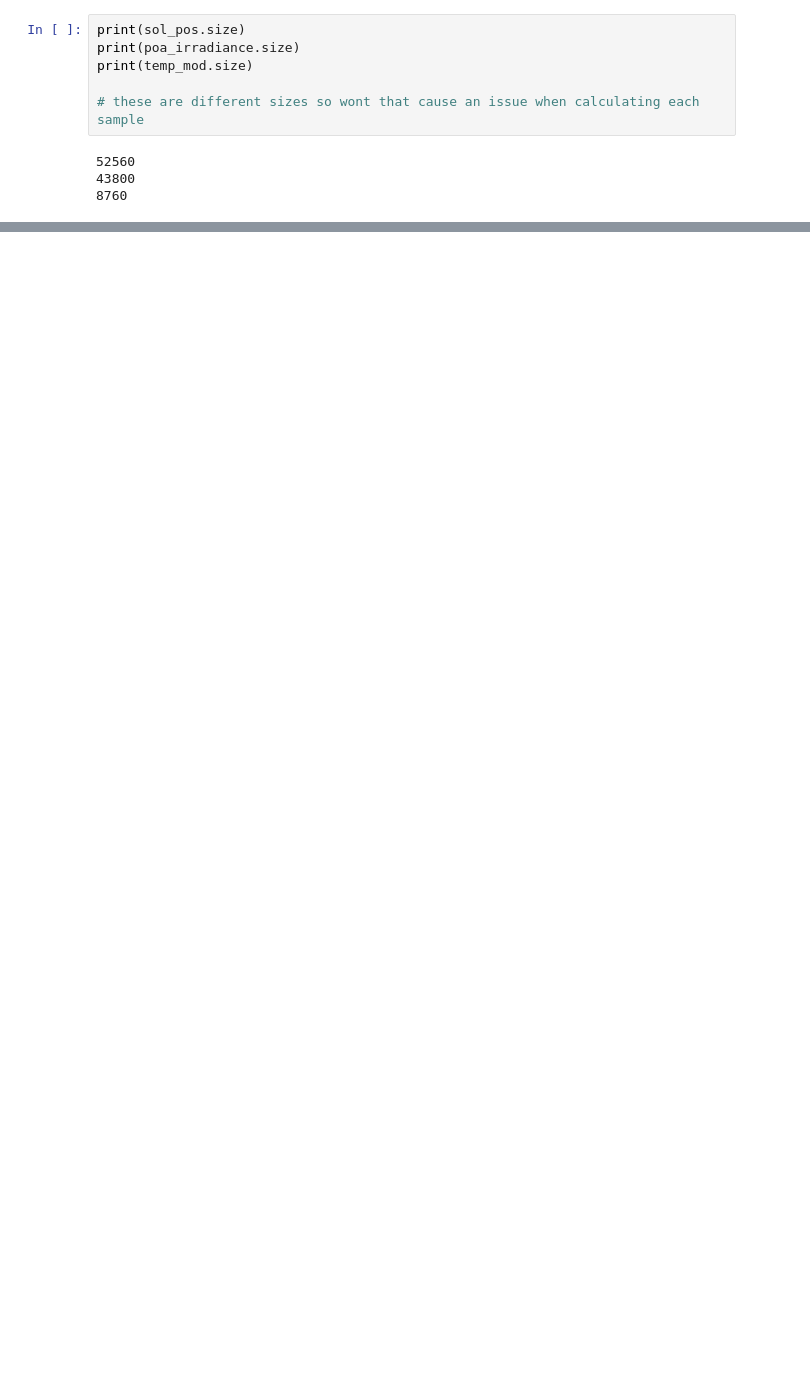
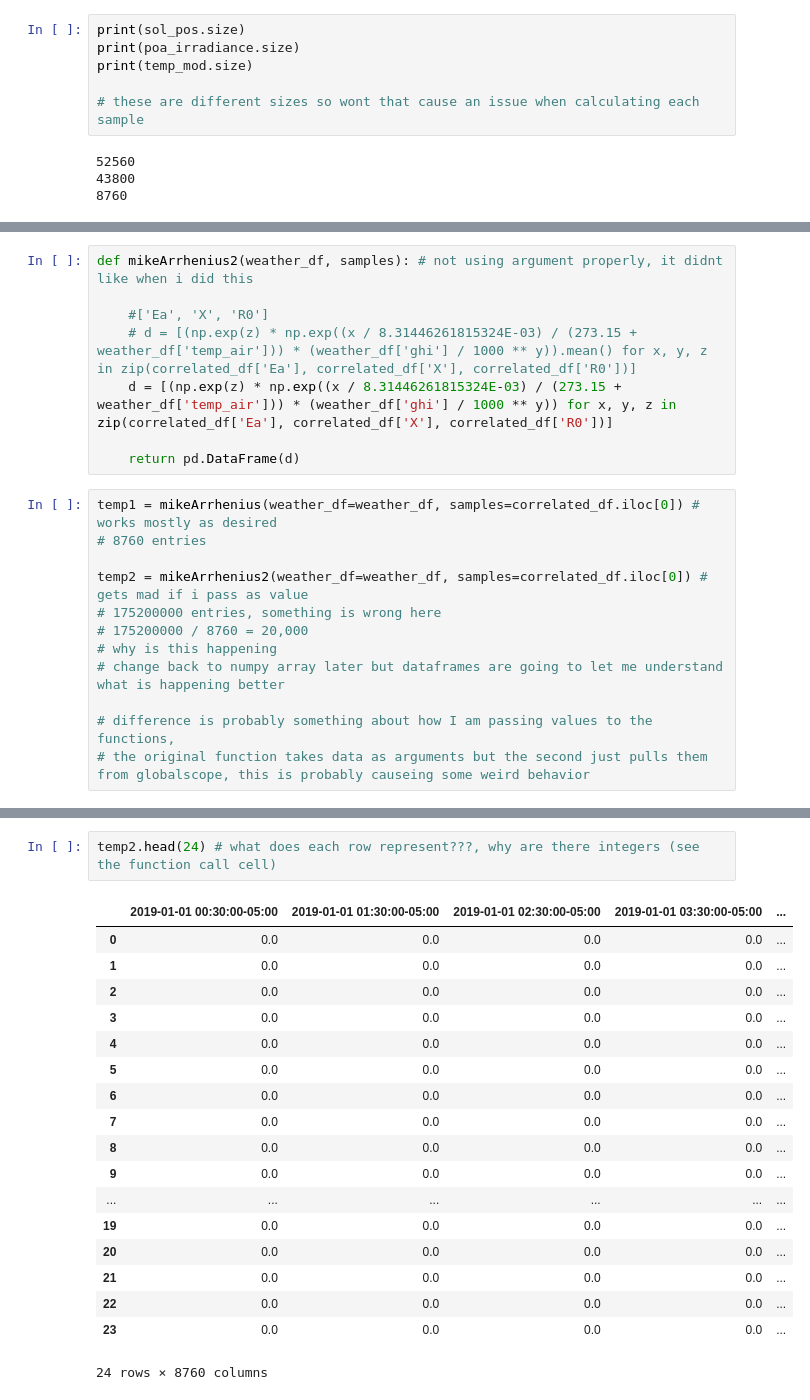
Before and after one commit to tobin-ford/Monte-Carlo, a Jupyter notebook: monte-carlo.ipynb, the cells around one changed output, grey strips where cells are left out. Drawn from its saved outputs; the diff is of its cells as text; blank space fills up the shorter version.

Commit message:
List comprehension implementation
Not working properly. Probably something about how values are being provided to the function. Passed by argument instead of being referenced from global scope.

```diff
--- a/monte-carlo.ipynb
+++ b/monte-carlo.ipynb
@@ -187,0 +146,20 @@ SyntaxError: incomplete input (3238403922.py, line 16)
+# %%
+def mikeArrhenius2(weather_df, samples): # not using argument properly, it didnt like when i did this
+
+    #['Ea', 'X', 'R0']
+    # d = [(np.exp(z) * np.exp((x / 8.31446261815324E-03) / (273.15 + weather_df['temp_air'])) * (weather_df['ghi'] / 1000 ** y)).mean() for x, y, z in zip(correlated_df['Ea'], correlated_df['X'], correlated_df['R0'])]
+    d = [(np.exp(z) * np.exp((x / 8.31446261815324E-03) / (273.15 + weather_df['temp_air'])) * (weather_df['ghi'] / 1000 ** y)) for x, y, z in zip(correlated_df['Ea'], correlated_df['X'], correlated_df['R0'])]
+
+    return pd.DataFrame(d)
+# %%
+temp1 = mikeArrhenius(weather_df=weather_df, samples=correlated_df.iloc[0]) # works mostly as desired
+# 8760 entries
+
+temp2 = mikeArrhenius2(weather_df=weather_df, samples=correlated_df.iloc[0]) # gets mad if i pass as value
+# 175200000 entries, something is wrong here
+# 175200000 / 8760 = 20,000
+# why is this happening
+# change back to numpy array later but dataframes are going to let me understand what is happening better
+
+# difference is probably something about how I am passing values to the functions,
+# the original function takes data as arguments but the second just pulls them from globalscope, this is probably causeing some weird behavior
@@ -188,3 +186,24 @@ SyntaxError: incomplete input (3238403922.py, line 16)
+# %%
+temp2.head(24) # what does each row represent???, why are there integers (see the function call cell)
+# %% [output]
+|  | 2019-01-01 00:30:00-05:00 | 2019-01-01 01:30:00-05:00 | 2019-01-01 02:30:00-05:00 | 2019-01-01 03:30:00-05:00 | ... |
+| 0 | 0.0 | 0.0 | 0.0 | 0.0 | ... |
+| 1 | 0.0 | 0.0 | 0.0 | 0.0 | ... |
+| 2 | 0.0 | 0.0 | 0.0 | 0.0 | ... |
+| 3 | 0.0 | 0.0 | 0.0 | 0.0 | ... |
+| 4 | 0.0 | 0.0 | 0.0 | 0.0 | ... |
+| 5 | 0.0 | 0.0 | 0.0 | 0.0 | ... |
+| 6 | 0.0 | 0.0 | 0.0 | 0.0 | ... |
+| 7 | 0.0 | 0.0 | 0.0 | 0.0 | ... |
+| 8 | 0.0 | 0.0 | 0.0 | 0.0 | ... |
+| 9 | 0.0 | 0.0 | 0.0 | 0.0 | ... |
+| ... | ... | ... | ... | ... | ... |
+| 19 | 0.0 | 0.0 | 0.0 | 0.0 | ... |
+| 20 | 0.0 | 0.0 | 0.0 | 0.0 | ... |
+| 21 | 0.0 | 0.0 | 0.0 | 0.0 | ... |
+| 22 | 0.0 | 0.0 | 0.0 | 0.0 | ... |
+| 23 | 0.0 | 0.0 | 0.0 | 0.0 | ... |
+24 rows × 8760 columns
 # %%
 # spot check to view proper distribution
 figure, axis = plt.subplots(1, 3)
```
Also changed, not shown: parts of 10 cells of this notebook.
